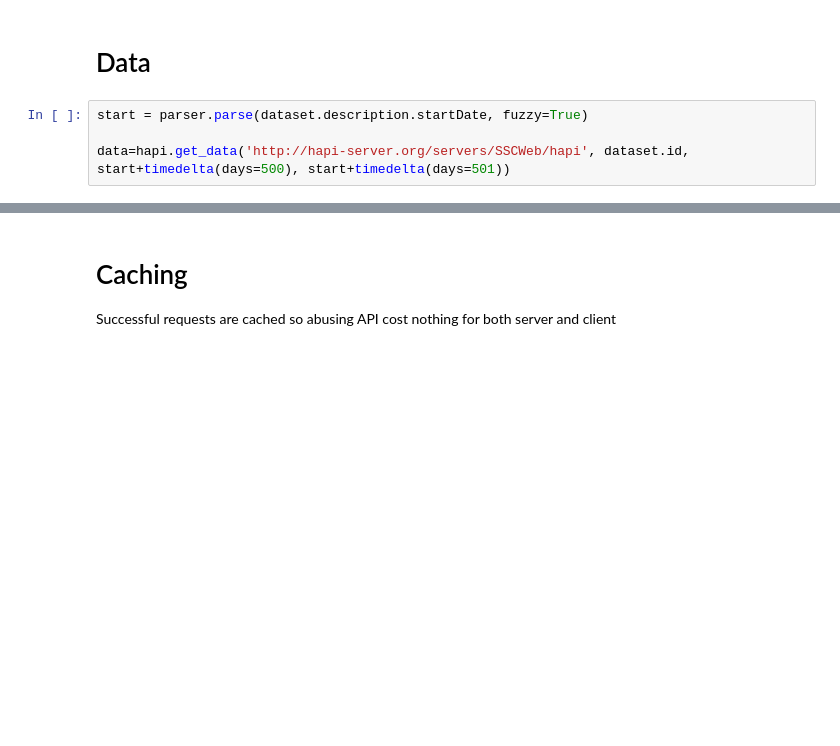
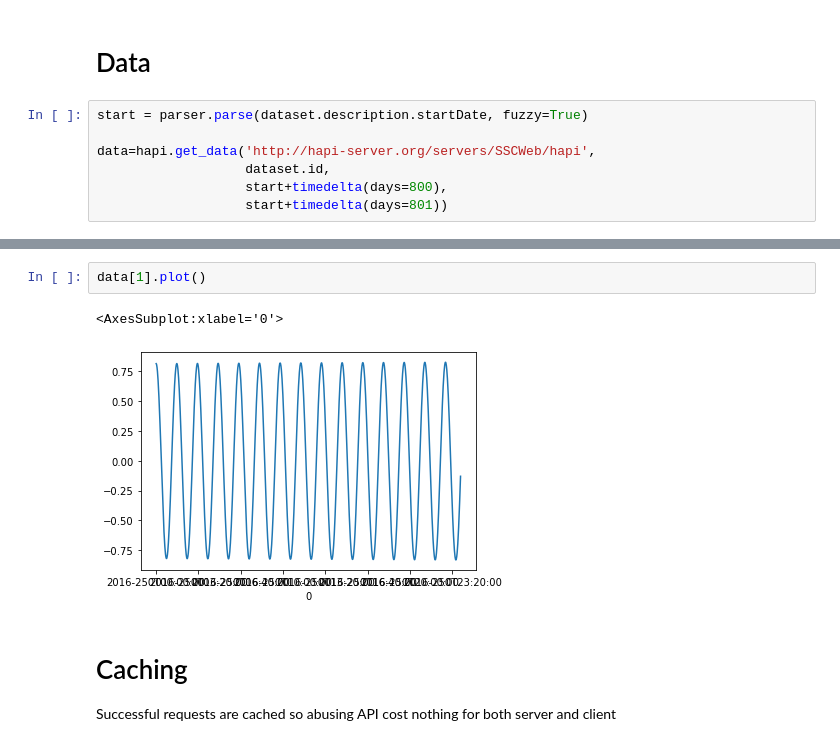
Before and after one commit to jeandet/hapi_client_poc, a Jupyter notebook: examples/demo.ipynb, the cells around one changed output, grey strips where cells are left out. Saved outputs shown, nothing was run; the diff lists cells and outputs as text; blank space fills up the shorter version.

```diff
--- a/examples/demo.ipynb
+++ b/examples/demo.ipynb
@@ -97,4 +107,7 @@ print(str(dataset.description.parameters)[:500])
 # %%
 start = parser.parse(dataset.description.startDate, fuzzy=True)
 
-data=hapi.get_data('http://hapi-server.org/servers/SSCWeb/hapi', dataset.id, start+timedelta(days=500), start+timedelta(days=501))
+data=hapi.get_data('http://hapi-server.org/servers/SSCWeb/hapi',
+                   dataset.id,
+                   start+timedelta(days=800),
+                   start+timedelta(days=801))
@@ -105,3 +119,8 @@ dataset.description.startDate, dataset.description.stopDate
+# %%
+data[1].plot()
+# %% [output]
+<AxesSubplot:xlabel='0'>
+[figure, added]
 # %% [markdown]
 # Caching
 Successful requests are cached so abusing API cost nothing for both server and client
```
Also changed, not shown: parts of 10 cells of this notebook, 2 other files.
